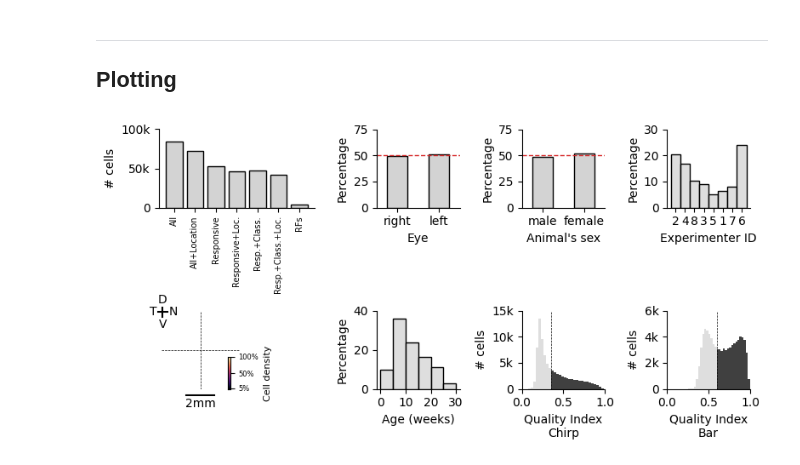
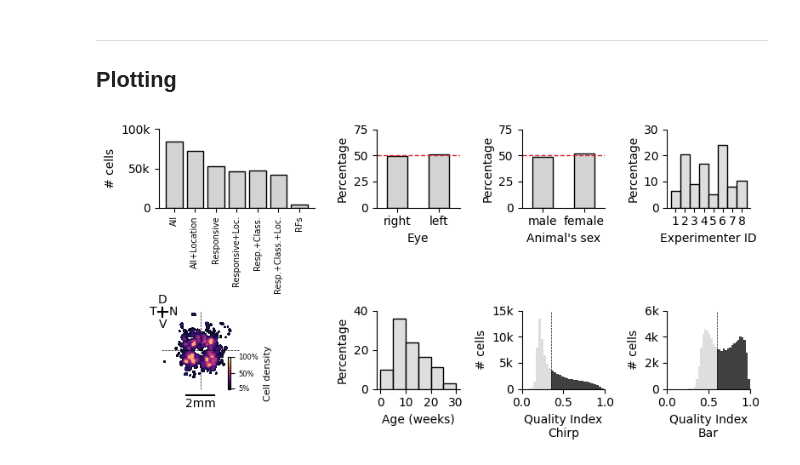
Before and after one commit to eulerlab/all-GCL-manuscript, a Jupyter notebook: notebooks/Fig2_dataset_overview.ipynb, the cells around one changed output. Saved outputs shown, nothing was run; the diff lists cells and outputs as text; code cells hidden in the pictures.

```diff
--- a/notebooks/Fig2_dataset_overview.ipynb
+++ b/notebooks/Fig2_dataset_overview.ipynb
@@ -234,11 +234,13 @@ label_encoder = LabelEncoder()
 encoded_gender = label_encoder.fit_transform(all_gcl_df_nf['animgender'].values)
 
 all_gcl_df_nf['experimenter_id']=encoded_experimenter+1
+all_gcl_df_nf['experimenter_id'] = all_gcl_df_nf['experimenter_id'].replace({1: '1',2: '2', 3: '3', 4: '4', 5: '5', 6: '6', 7: '7'})
+all_gcl_df_nf = (all_gcl_df_nf.assign(experimenter_id_num = all_gcl_df_nf['experimenter_id'].astype(int)).sort_values('experimenter_id_num').drop(columns='experimenter_id_num').reset_index(drop=True))
 all_gcl_df_nf['age'] = all_gcl_df_nf['age'].astype(int)
 all_gcl_df_nf['age_weeks'] = all_gcl_df_nf['age'] / 7
 # %%
-save = 0
-plot_heatmaps = 0 # retinal location heatmap; can be disabled as plotting may take a while
+save = 1
+plot_heatmaps = 1 # retinal location heatmap; can be disabled as plotting may take a while
 fontsize_labels = 10
 
 fig, ax = plt.subplot_mosaic("""
@@ -418,31 +420,31 @@ ax['G'].set_yticks([0, 5000, 10000, 15000])
 ax['G'].set_yticklabels(['0', '5k', '10k', '15k'])
 ax['G'].axvline(0.35, ls='--', lw=0.5, color='k')
 ax['G'].set_ylabel('# cells', fontsize=fontsize_labels)
 
 bins = 30
 n, bins_bar, patches = ax['H'].hist(qi_bar, bins=bins, alpha=0.75, color='k', label='QI$_{\\mathrm{bar}}$')
 for p in patches:
     if p.get_x() + p.get_width() <= 0.6:
         p.set_facecolor('lightgray')
 ax['H'].set_xlabel('Quality Index\nBar', fontsize=fontsize_labels)
 ax['H'].yaxis.set_major_formatter(mticker.FuncFormatter(lambda x, _: f'{int(x/1000)}k'))
 ax['H'].set_xlim(0, 1)
 ax['H'].set_ylim(0, 6000)
 ax['H'].set_yticks([0, 2000, 4000, 6000])#, 6000])
 ax['H'].set_yticklabels(['0', '2k', '4k', '6k'])#, '6k'])
 ax['H'].axvline(0.6, ls='--', lw=0.5, color='k')
 ax['H'].set_ylabel('# cells', fontsize=fontsize_labels)
 
 
 fig.subplots_adjust(wspace=0.2, hspace=-0.1)
 sns.despine()
 fig.tight_layout()
 
 
 if save==1:
     figname = 'INSERT_FIGURE_NAME_'
     fig.patch.set_facecolor('white')
     fig.savefig("YOUR_PATH/{}.png".format(figname), dpi=300, bbox_inches='tight',facecolor=fig.get_facecolor(), transparent=False)
     fig.savefig("YOUR_PATH/{}.svg".format(figname), dpi=300, bbox_inches='tight',facecolor=fig.get_facecolor(), transparent=False)
 # %% [output]
-[figure, old version]
+[figure, new version]
```
Also changed, not shown: 1 other file.
